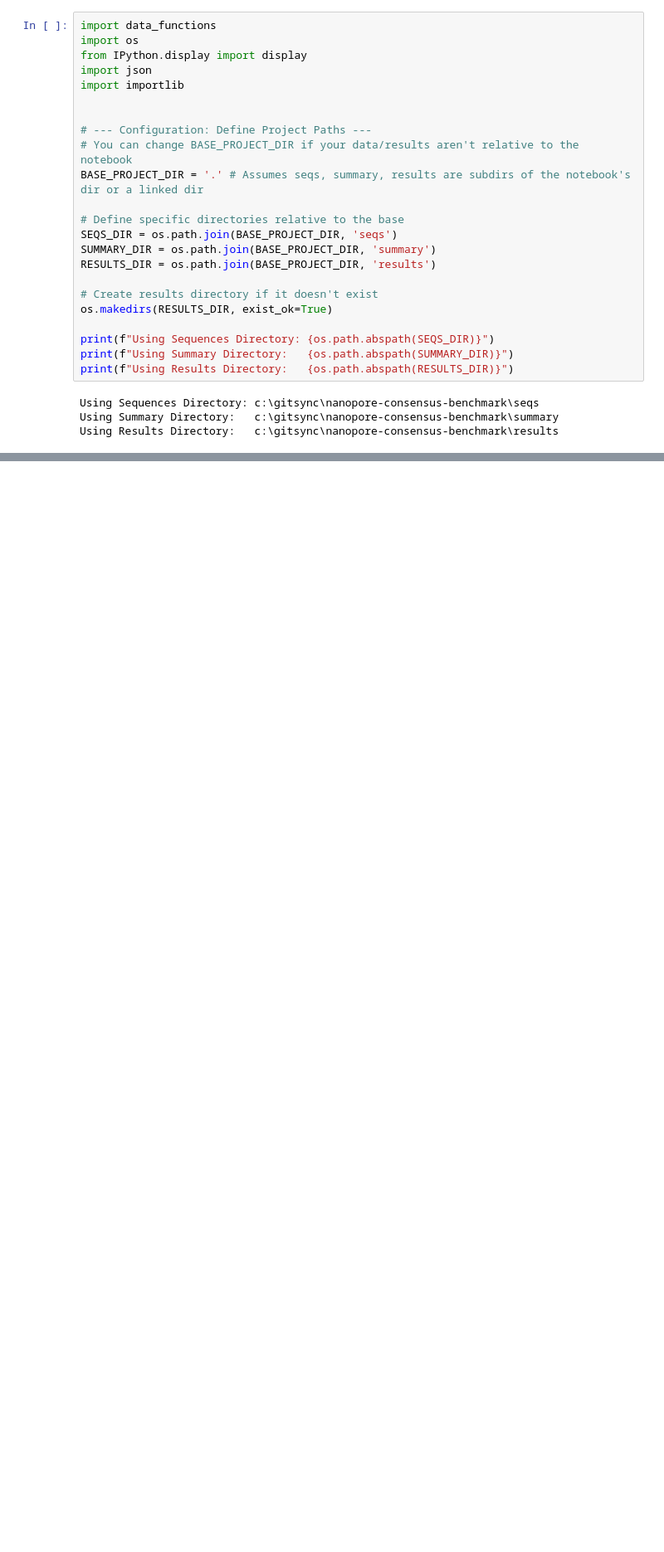
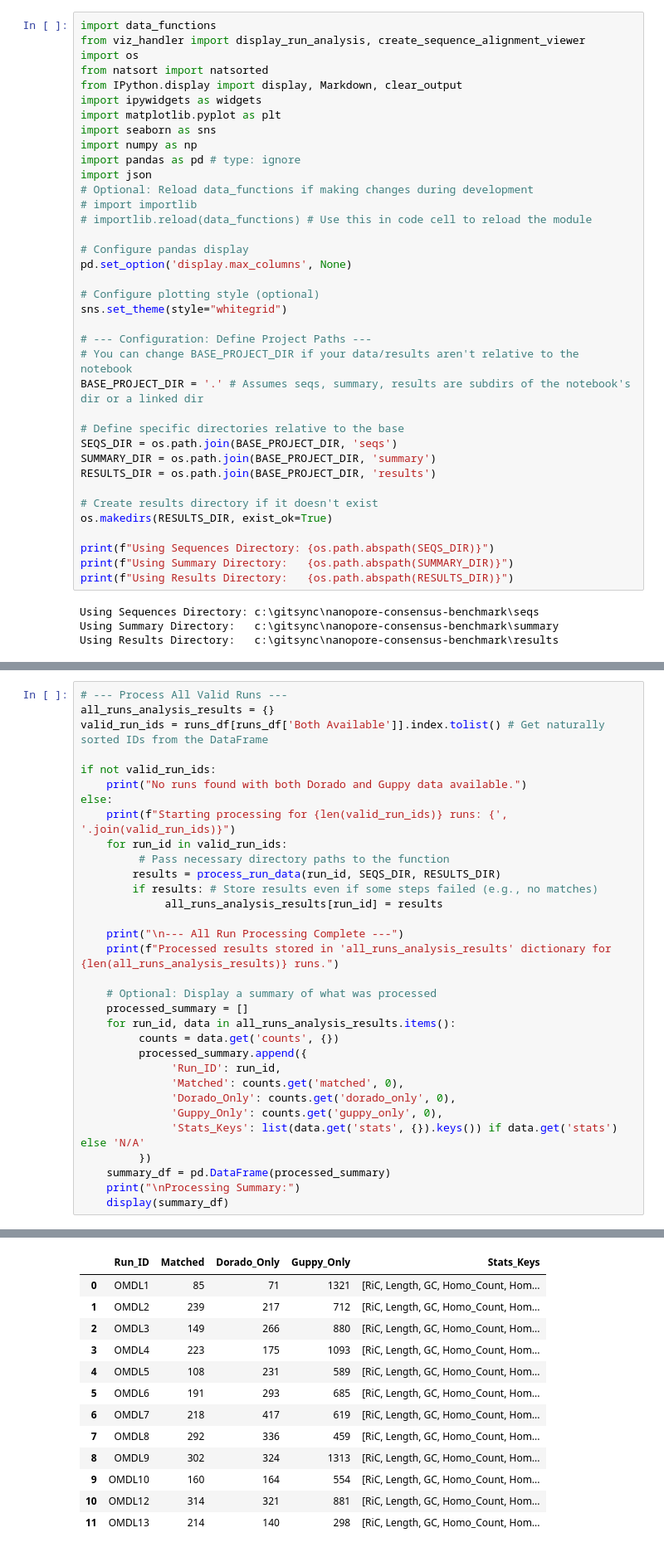
Before and after one commit to zg404/OMDL-QC-benchmark, a Jupyter notebook: analysis_interface.ipynb, the cells around one changed output, grey strips where cells are left out. Shown at 83% size. Saved outputs shown, nothing was run; the diff lists cells and outputs as text; blank space fills up the shorter version.

```diff
--- a/analysis_interface.ipynb
+++ b/analysis_interface.ipynb
@@ -2,11 +25,25 @@
 # Initial Setup and Config
 # %%
 import data_functions
+from viz_handler import display_run_analysis, create_sequence_alignment_viewer
 import os
-from IPython.display import display
+from natsort import natsorted
+from IPython.display import display, Markdown, clear_output
+import ipywidgets as widgets
+import matplotlib.pyplot as plt
+import seaborn as sns
+import numpy as np
+import pandas as pd # type: ignore
 import json
-import importlib
+# Optional: Reload data_functions if making changes during development
+# import importlib
+# importlib.reload(data_functions) # Use this in code cell to reload the module
 
+# Configure pandas display
+pd.set_option('display.max_columns', None)
+
+# Configure plotting style (optional)
+sns.set_theme(style="whitegrid")
 
 # --- Configuration: Define Project Paths ---
 # You can change BASE_PROJECT_DIR if your data/results aren't relative to the notebook
@@ -283,0 +160,33 @@ Example entry for S7 in mock_dorado_seqs:
+# %%
+# --- Process All Valid Runs ---
+all_runs_analysis_results = {}
+valid_run_ids = runs_df[runs_df['Both Available']].index.tolist() # Get naturally sorted IDs from the DataFrame
+
+if not valid_run_ids:
+    print("No runs found with both Dorado and Guppy data available.")
+else:
+    print(f"Starting processing for {len(valid_run_ids)} runs: {', '.join(valid_run_ids)}")
+    for run_id in valid_run_ids:
+         # Pass necessary directory paths to the function
+        results = process_run_data(run_id, SEQS_DIR, RESULTS_DIR)
+        if results: # Store results even if some steps failed (e.g., no matches)
+             all_runs_analysis_results[run_id] = results
+
+    print("\n--- All Run Processing Complete ---")
+    print(f"Processed results stored in 'all_runs_analysis_results' dictionary for {len(all_runs_analysis_results)} runs.")
+
+    # Optional: Display a summary of what was processed
+    processed_summary = []
+    for run_id, data in all_runs_analysis_results.items():
+         counts = data.get('counts', {})
+         processed_summary.append({
+              'Run_ID': run_id,
+              'Matched': counts.get('matched', 0),
+              'Dorado_Only': counts.get('dorado_only', 0),
+              'Guppy_Only': counts.get('guppy_only', 0),
+              'Stats_Keys': list(data.get('stats', {}).keys()) if data.get('stats') else 'N/A'
+         })
+    summary_df = pd.DataFrame(processed_summary)
+    print("\nProcessing Summary:")
+    display(summary_df)
+# %% [output]
@@ -283,0 +210,13 @@ Example entry for S7 in mock_dorado_seqs:
+|  | Run_ID | Matched | Dorado_Only | Guppy_Only | Stats_Keys |
+| 0 | OMDL1 | 85 | 71 | 1321 | [RiC, Length, GC, Homo_Count, Hom... |
+| 1 | OMDL2 | 239 | 217 | 712 | [RiC, Length, GC, Homo_Count, Hom... |
+| 2 | OMDL3 | 149 | 266 | 880 | [RiC, Length, GC, Homo_Count, Hom... |
+| 3 | OMDL4 | 223 | 175 | 1093 | [RiC, Length, GC, Homo_Count, Hom... |
+| 4 | OMDL5 | 108 | 231 | 589 | [RiC, Length, GC, Homo_Count, Hom... |
+| 5 | OMDL6 | 191 | 293 | 685 | [RiC, Length, GC, Homo_Count, Hom... |
+| 6 | OMDL7 | 218 | 417 | 619 | [RiC, Length, GC, Homo_Count, Hom... |
+| 7 | OMDL8 | 292 | 336 | 459 | [RiC, Length, GC, Homo_Count, Hom... |
+| 8 | OMDL9 | 302 | 324 | 1313 | [RiC, Length, GC, Homo_Count, Hom... |
+| 9 | OMDL10 | 160 | 164 | 554 | [RiC, Length, GC, Homo_Count, Hom... |
+| 10 | OMDL12 | 314 | 321 | 881 | [RiC, Length, GC, Homo_Count, Hom... |
+| 11 | OMDL13 | 214 | 140 | 298 | [RiC, Length, GC, Homo_Count, Hom... |
```
Also changed, not shown: parts of 17 cells of this notebook, 5 other files.
